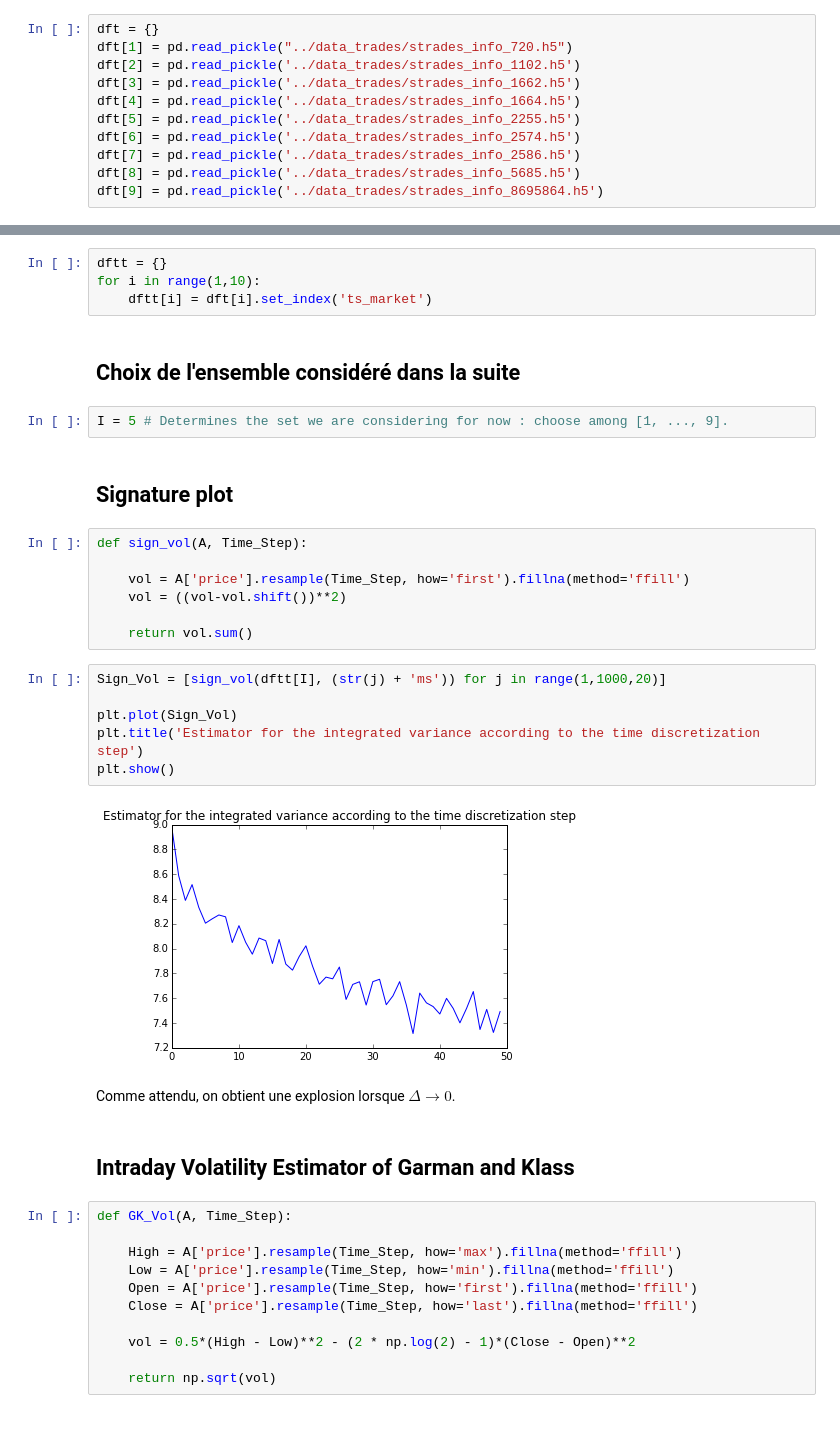
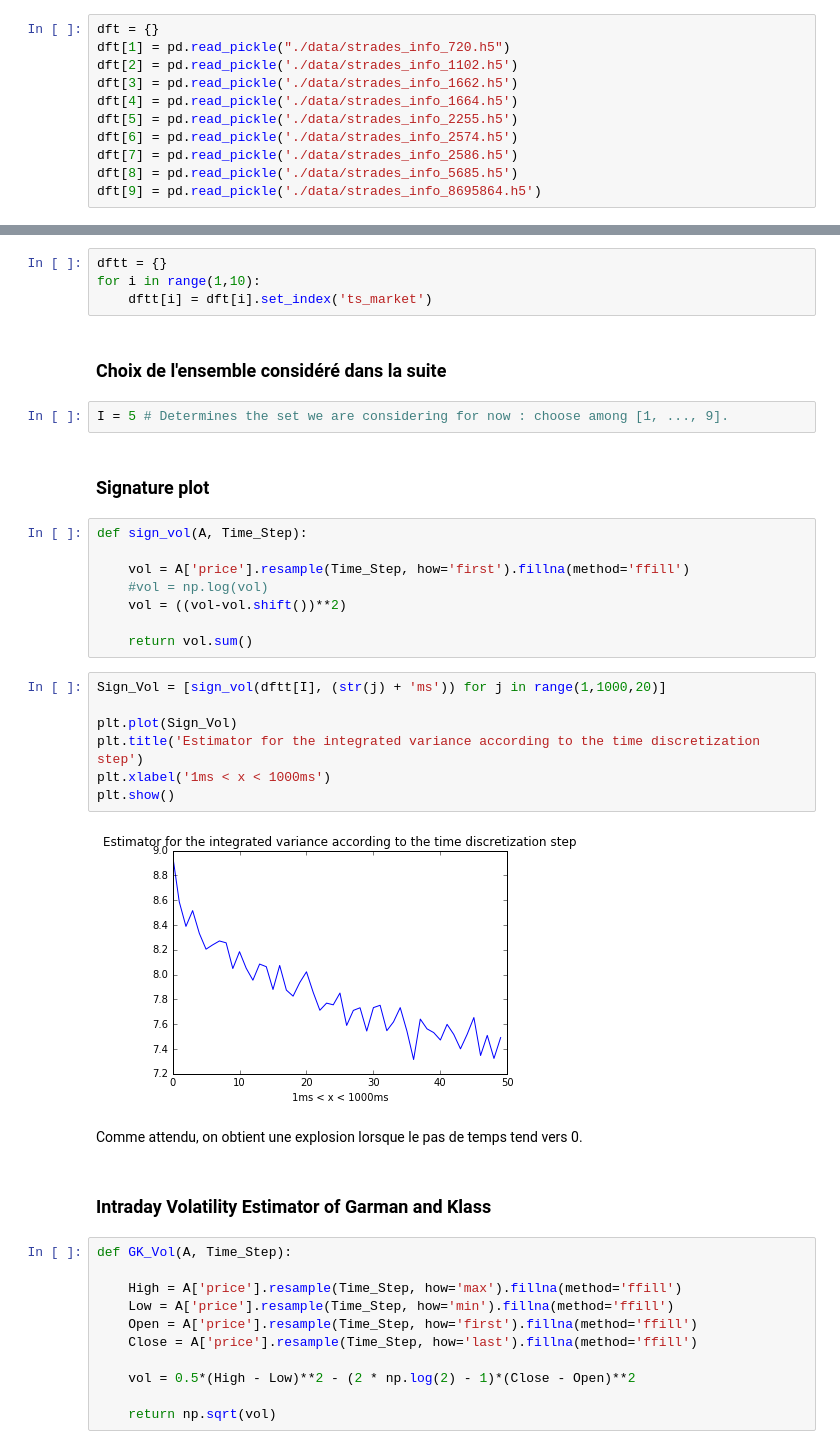
Before and after one commit to m-legrand/TD_Laruelle, a Jupyter notebook: Seance3/TP3.ipynb, the cells around one changed output, grey strips where cells are left out. Cells and saved outputs as stored; diff of their text form.

```diff
--- a/Seance3/TP3.ipynb
+++ b/Seance3/TP3.ipynb
@@ -17,13 +12,13 @@ import matplotlib.pylab as plt
 from datetime import datetime
 # %%
 dft = {}
-dft[1] = pd.read_pickle("../data_trades/strades_info_720.h5")
-dft[2] = pd.read_pickle('../data_trades/strades_info_1102.h5')
-dft[3] = pd.read_pickle('../data_trades/strades_info_1662.h5')
-dft[4] = pd.read_pickle('../data_trades/strades_info_1664.h5')
-dft[5] = pd.read_pickle('../data_trades/strades_info_2255.h5')
-dft[6] = pd.read_pickle('../data_trades/strades_info_2574.h5')
-dft[7] = pd.read_pickle('../data_trades/strades_info_2586.h5')
-dft[8] = pd.read_pickle('../data_trades/strades_info_5685.h5')
-dft[9] = pd.read_pickle('../data_trades/strades_info_8695864.h5')
+dft[1] = pd.read_pickle("./data/strades_info_720.h5")
+dft[2] = pd.read_pickle('./data/strades_info_1102.h5')
+dft[3] = pd.read_pickle('./data/strades_info_1662.h5')
+dft[4] = pd.read_pickle('./data/strades_info_1664.h5')
+dft[5] = pd.read_pickle('./data/strades_info_2255.h5')
+dft[6] = pd.read_pickle('./data/strades_info_2574.h5')
+dft[7] = pd.read_pickle('./data/strades_info_2586.h5')
+dft[8] = pd.read_pickle('./data/strades_info_5685.h5')
+dft[9] = pd.read_pickle('./data/strades_info_8695864.h5')
 # %% [markdown]
@@ -50,30 +45,32 @@ dftt = {}
 for i in range(1,10):
     dftt[i] = dft[i].set_index('ts_market')
 # %% [markdown]
-## Choix de l'ensemble considéré dans la suite
+### Choix de l'ensemble considéré dans la suite
 # %%
 I = 5 # Determines the set we are considering for now : choose among [1, ..., 9].
 # %% [markdown]
-## Signature plot
+### Signature plot
 # %%
 def sign_vol(A, Time_Step):
 
     vol = A['price'].resample(Time_Step, how='first').fillna(method='ffill')
+    #vol = np.log(vol)
     vol = ((vol-vol.shift())**2)
 
     return vol.sum()
 # %%
 Sign_Vol = [sign_vol(dftt[I], (str(j) + 'ms')) for j in range(1,1000,20)]
 
 plt.plot(Sign_Vol)
 plt.title('Estimator for the integrated variance according to the time discretization step')
+plt.xlabel('1ms < x < 1000ms')
 plt.show()
 # %% [output]
-[figure, old version]
+[figure, new version]
 # %% [markdown]
-Comme attendu, on obtient une explosion lorsque $\Delta\rightarrow 0$.
+Comme attendu, on obtient une explosion lorsque le pas de temps tend vers 0.
 # %% [markdown]
-## Intraday Volatility Estimator of Garman and Klass
+### Intraday Volatility Estimator of Garman and Klass
 # %%
 def GK_Vol(A, Time_Step):
 
```
Also changed, not shown: parts of 19 cells of this notebook.
